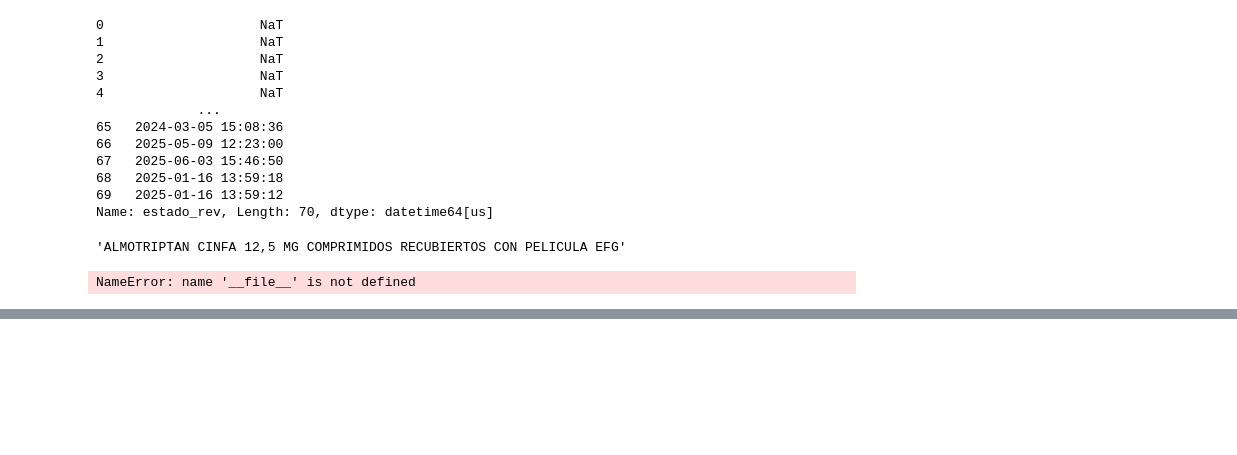
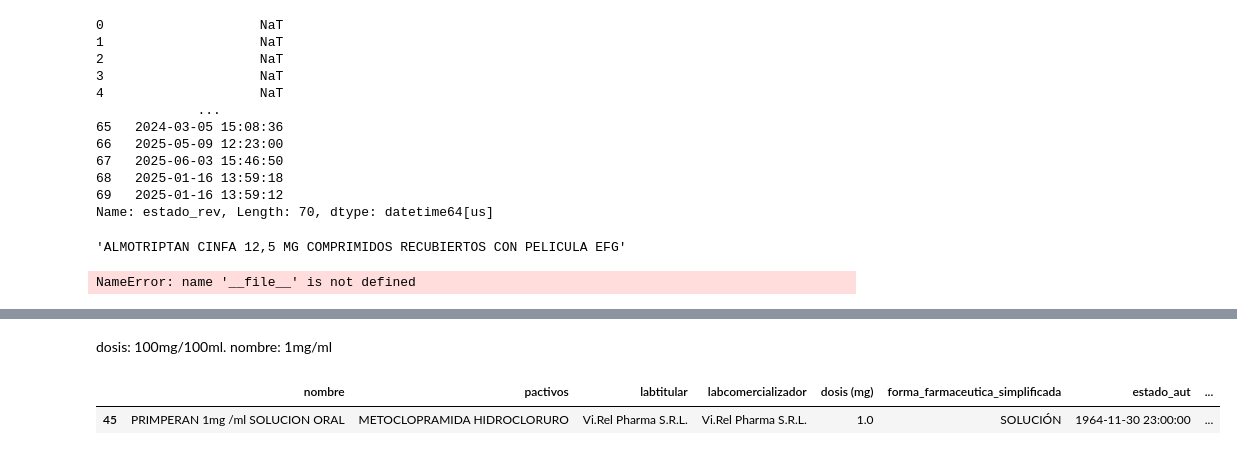
Before and after one commit to Chicloneo/Proyecto-Ingenieria-Dato, a Jupyter notebook: Notebooks/pruebas.ipynb, the cells around one changed output, grey strips where cells are left out. Saved outputs shown, nothing was run; the diff lists cells and outputs as text; code cells hidden in the pictures; blank space fills up the shorter version.

```diff
--- a/Notebooks/pruebas.ipynb
+++ b/Notebooks/pruebas.ipynb
@@ -120,0 +175,8 @@ len(list(df.columns))
+# %% [markdown]
+dosis: 100mg/100ml. nombre: 1mg/ml
+# %%
+df.loc[df["nombre"]== "PRIMPERAN 1mg /ml SOLUCION ORAL", "dosis (mg)"] = 1.0
+df.loc[df["nombre"]== "PRIMPERAN 1mg /ml SOLUCION ORAL"]
+# %% [output]
+|  | nombre | pactivos | labtitular | labcomercializador | dosis (mg) | forma_farmaceutica_simplificada | estado_aut | ... |
+| 45 | PRIMPERAN 1mg /ml SOLUCION ORAL | METOCLOPRAMIDA HIDROCLORURO | Vi.Rel Pharma S.R.L. | Vi.Rel Pharma S.R.L. | 1.0 | SOLUCIÓN | 1964-11-30 23:00:00 | ... |
```
Also changed, not shown: parts of 11 cells of this notebook, 10 other files.
